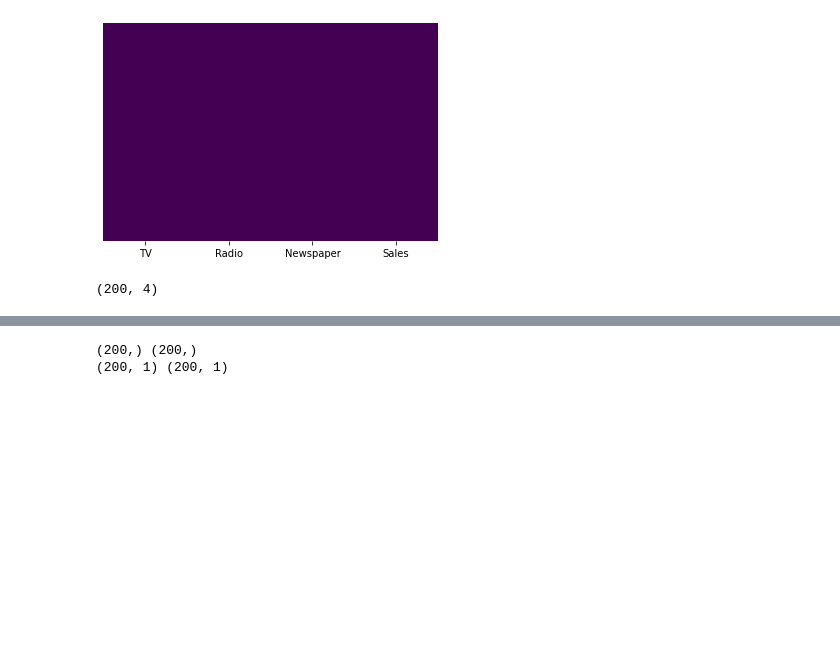
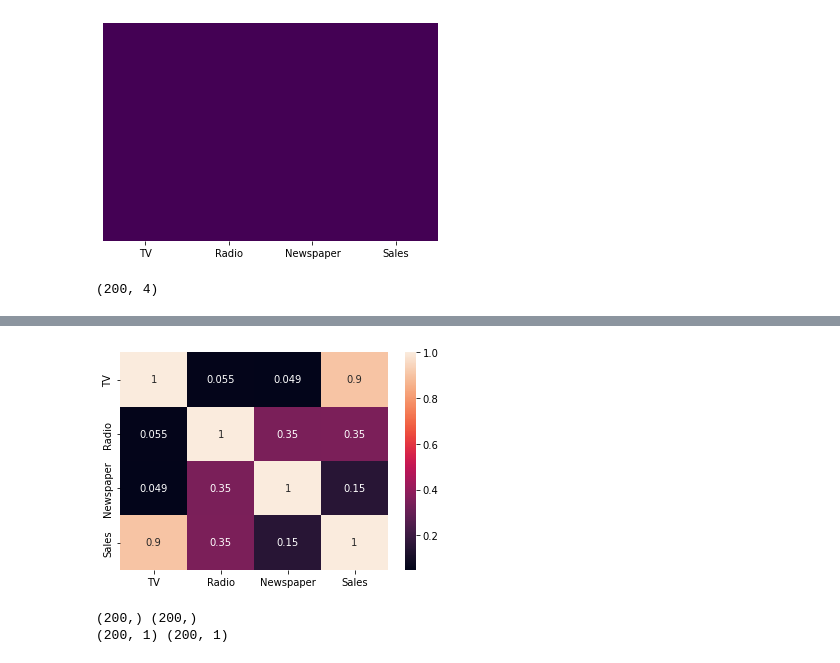
Before and after one commit to Maheshcheegiti/FML, a Jupyter notebook: Univariate_Regression_on_Company_Dataset.ipynb, the cells around one changed output, grey strips where cells are left out. Saved outputs shown, nothing was run; the diff lists cells and outputs as text; code cells hidden in the pictures; blank space fills up the shorter version.

```diff
--- a/Univariate_Regression_on_Company_Dataset.ipynb
+++ b/Univariate_Regression_on_Company_Dataset.ipynb
@@ -40,3 +86,8 @@ company.shape
+# %%
+sns.heatmap(company.corr(),annot=True)
+plt.show()
+# %% [output]
+[figure, added]
 # %%
 X = company['TV'].values
 y = company['Sales'].values
```
Also changed, not shown: parts of 10 cells of this notebook.
